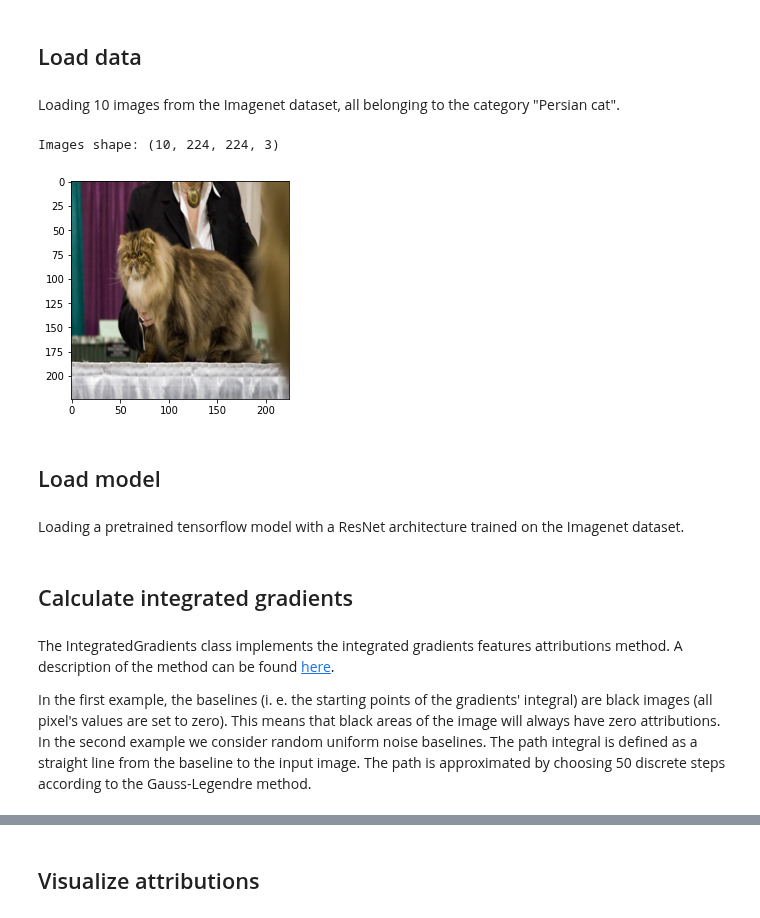
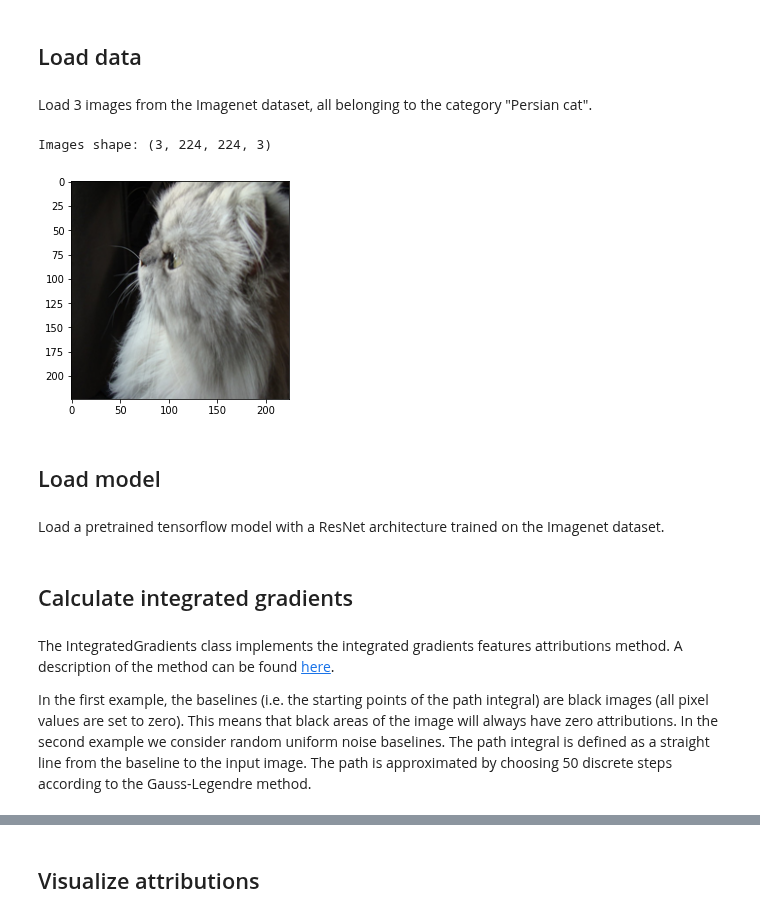
Before and after one commit to SeldonIO/alibi, a Jupyter notebook: examples/integrated_gradients_imagenet.ipynb, the cells around one changed output, grey strips where cells are left out. Cells and saved outputs as stored; diff of their text form; code cells hidden in the pictures.

```diff
--- a/examples/integrated_gradients_imagenet.ipynb
+++ b/examples/integrated_gradients_imagenet.ipynb
@@ -24,24 +21,24 @@ Eager execution enabled:  True
 # %% [markdown]
 ## Load data
 # %% [markdown]
-Loading 10 images from the Imagenet dataset, all belonging to the category "Persian cat".
+Load 3 images from the Imagenet dataset, all belonging to the category "Persian cat".
 # %%
 category = 'Persian cat'
 image_shape = (224, 224, 3)
-data, labels = fetch_imagenet(category, nb_images=10, target_size=image_shape[:2], seed=2, return_X_y=True)
+data, labels = fetch_imagenet(category, nb_images=3, target_size=image_shape[:2], seed=2, return_X_y=True)
 print('Images shape: {}'.format(data.shape))
 data = (data / 255).astype('float32')
 # %% [output]
-Images shape: (10, 224, 224, 3)
+Images shape: (3, 224, 224, 3)
 # %%
-i = 9
+i = 2
 plt.imshow(data[i]);
 # %% [output]
-[figure, old version]
+[figure, new version]
 # %% [markdown]
 ## Load model
 # %% [markdown]
-Loading a pretrained tensorflow model with a ResNet architecture trained on the Imagenet dataset.
+Load a pretrained tensorflow model with a ResNet architecture trained on the Imagenet dataset.
 # %%
 model = ResNet50V2(weights='imagenet')
 # %% [markdown]
@@ -49,7 +46,7 @@ model = ResNet50V2(weights='imagenet')
 # %% [markdown]
 The IntegratedGradients class implements the integrated gradients features attributions method. A description of the method can be found [here](../doc/source/methods/IntegratedGradients.ipynb).
 
-In the first example, the baselines (i. e. the starting points of the gradients' integral) are black images (all pixel's values are set to zero). This means that black areas of the image will always have zero attributions. In the second example we consider random uniform noise baselines.
+In the first example, the baselines (i.e. the starting points of the path integral) are black images (all pixel values are set to zero). This means that black areas of the image will always have zero attributions. In the second example we consider random uniform noise baselines.
 The path integral is defined as a straight line from the baseline to the input image. The path is approximated by choosing 50 discrete steps according to the Gauss-Legendre method.
 # %%
 n_steps = 50
```
Also changed, not shown: parts of 11 cells of this notebook.
